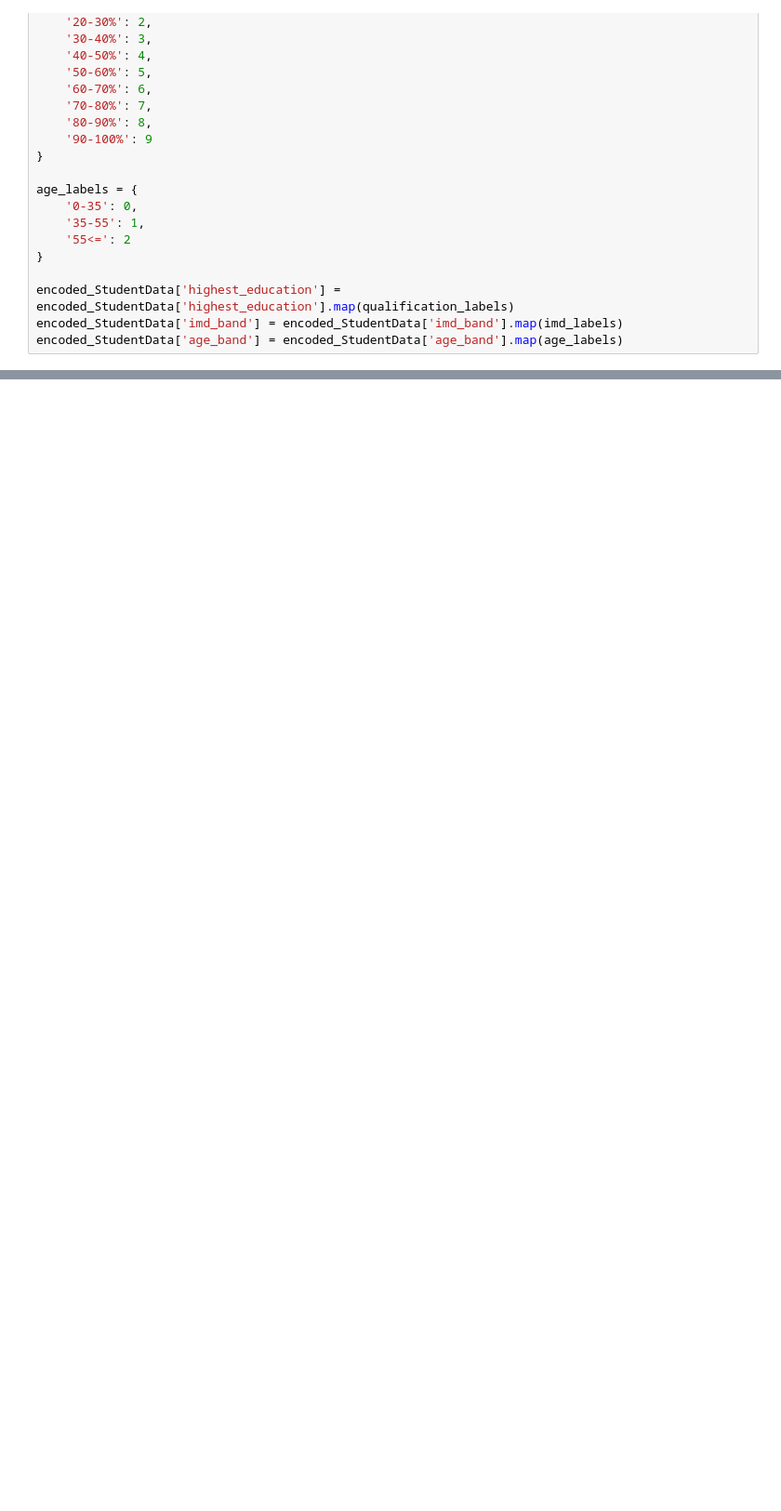
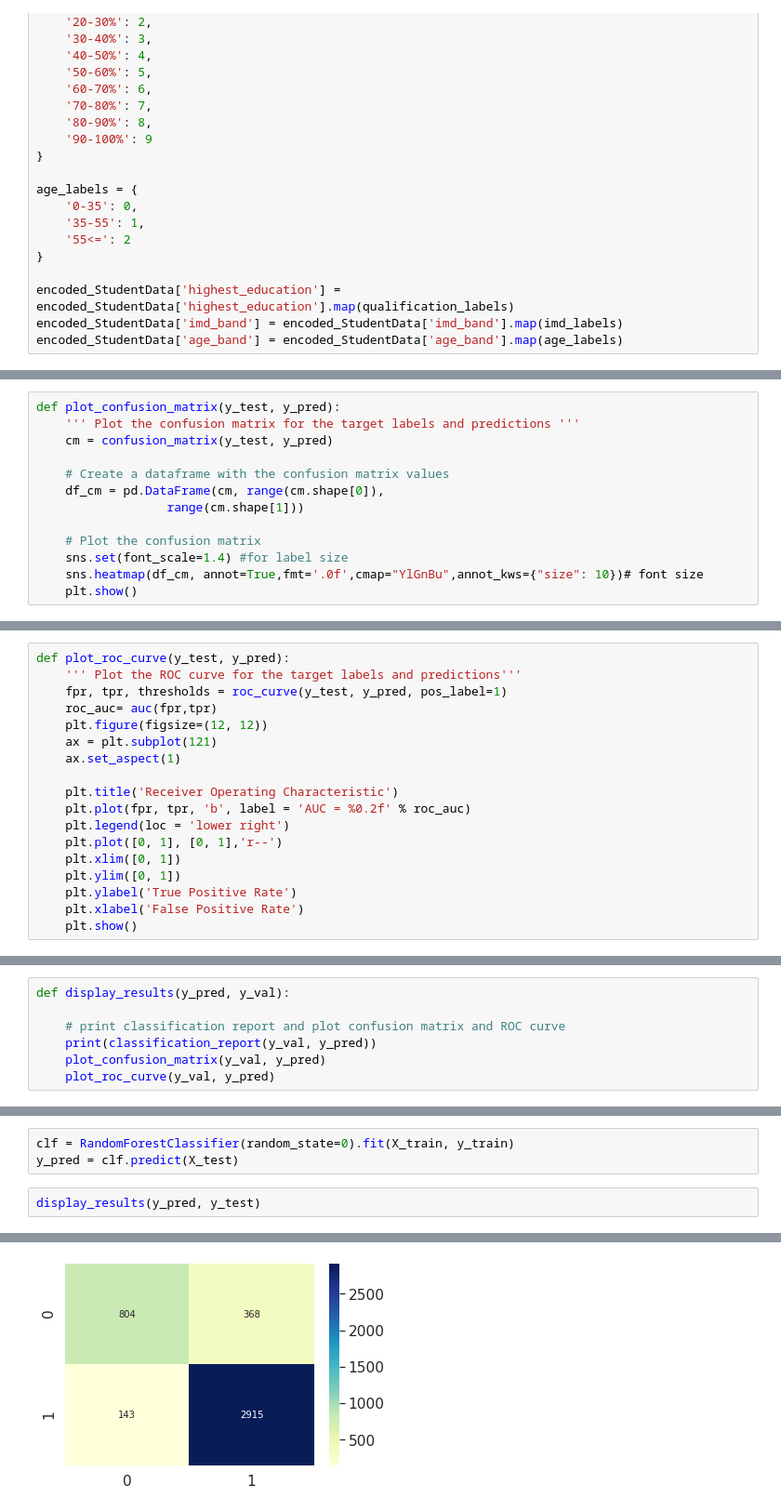
Before and after one commit to FaiZaman/Early-Identification-of-Failing-Students, a Jupyter notebook: Predicting Failing Students.ipynb, the cells around one changed output, grey strips where cells are left out. Shown at 93% size. Cells and saved outputs as stored; diff of their text form; blank space fills up the shorter version.

Commit message:
Added oversampling failing cases and ran RF classifier

```diff
--- a/Predicting Failing Students.ipynb
+++ b/Predicting Failing Students.ipynb
@@ -196,0 +224,13 @@ encoded_StudentData
+# %%
+def plot_confusion_matrix(y_test, y_pred):
+    ''' Plot the confusion matrix for the target labels and predictions '''
+    cm = confusion_matrix(y_test, y_pred)
+
+    # Create a dataframe with the confusion matrix values
+    df_cm = pd.DataFrame(cm, range(cm.shape[0]),
+                  range(cm.shape[1]))
+
+    # Plot the confusion matrix
+    sns.set(font_scale=1.4) #for label size
+    sns.heatmap(df_cm, annot=True,fmt='.0f',cmap="YlGnBu",annot_kws={"size": 10})# font size
+    plt.show()
@@ -196,0 +239,18 @@ encoded_StudentData
+# %%
+def plot_roc_curve(y_test, y_pred):
+    ''' Plot the ROC curve for the target labels and predictions'''
+    fpr, tpr, thresholds = roc_curve(y_test, y_pred, pos_label=1)
+    roc_auc= auc(fpr,tpr)
+    plt.figure(figsize=(12, 12))
+    ax = plt.subplot(121)
+    ax.set_aspect(1)
+
+    plt.title('Receiver Operating Characteristic')
+    plt.plot(fpr, tpr, 'b', label = 'AUC = %0.2f' % roc_auc)
+    plt.legend(loc = 'lower right')
+    plt.plot([0, 1], [0, 1],'r--')
+    plt.xlim([0, 1])
+    plt.ylim([0, 1])
+    plt.ylabel('True Positive Rate')
+    plt.xlabel('False Positive Rate')
+    plt.show()
@@ -196,0 +259,7 @@ encoded_StudentData
+# %%
+def display_results(y_pred, y_val):
+
+    # print classification report and plot confusion matrix and ROC curve
+    print(classification_report(y_val, y_pred))
+    plot_confusion_matrix(y_val, y_pred)
+    plot_roc_curve(y_val, y_pred)
@@ -196,0 +268,6 @@ encoded_StudentData
+# %%
+clf = RandomForestClassifier(random_state=0).fit(X_train, y_train)
+y_pred = clf.predict(X_test)
+# %%
+display_results(y_pred, y_test)
+# %% [output]
@@ -196,0 +282 @@ encoded_StudentData
+[figure, added]
```
Also changed, not shown: parts of 10 cells of this notebook.
